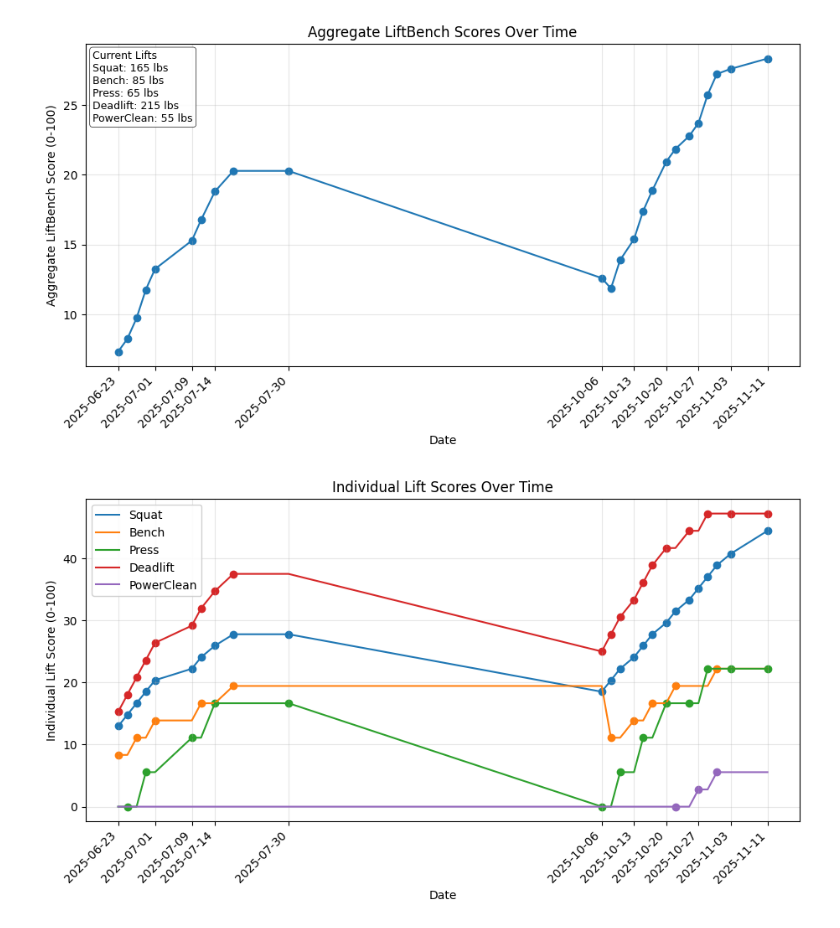
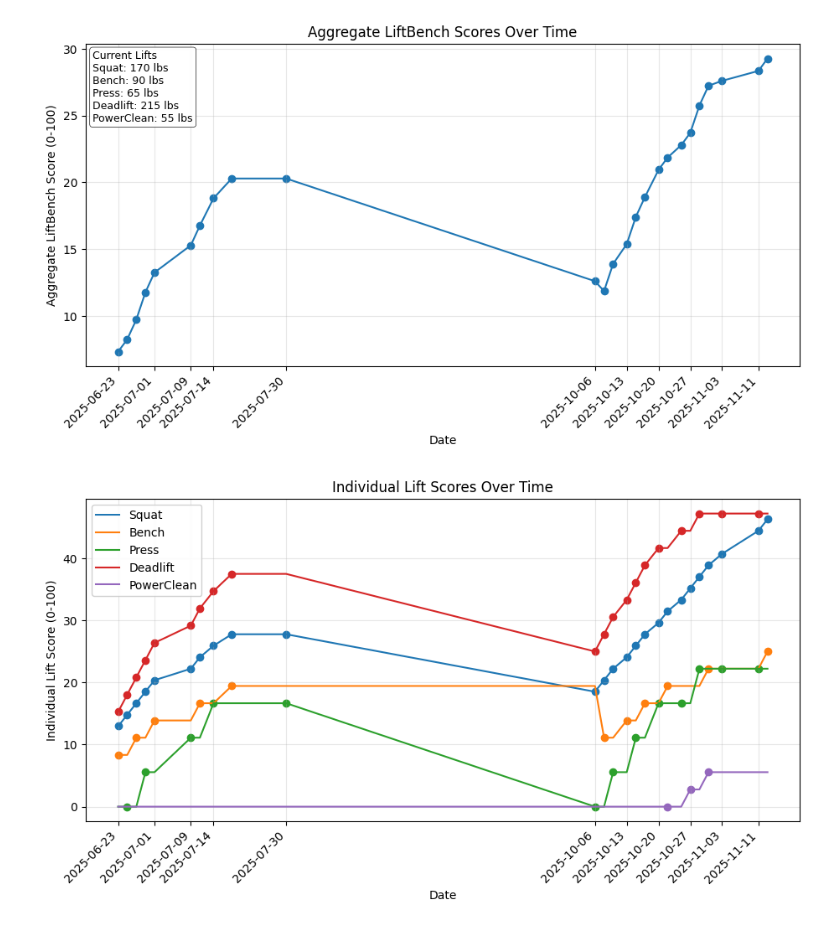
Before and after one commit to aidanvyas/human_evals, a Jupyter notebook: liftbench.ipynb, the cells around one changed output. Drawn from its saved outputs; the diff is of its cells as text; code cells hidden in the pictures.

```diff
--- a/liftbench.ipynb
+++ b/liftbench.ipynb
@@ -135,6 +135,10 @@ data = [
         "Press": 65,
         "Deadlift": 215,
     }),
+    ("2025-11-13", {
+        "Squat": 170,
+        "Bench": 90,
+    }),
 ]
 
 # Turn data into a pandas DataFrame
@@ -225,32 +229,32 @@ for lift in lift_cols:
     )
     idx = df.index[performed[lift]]
     ax.scatter(
         idx,
         scores.loc[idx, lift],
     )
 
 # Add a title, labels, a grid, and a legend
 ax.set_title("Individual Lift Scores Over Time")
 ax.set_xlabel("Date")
 ax.set_ylabel("Individual Lift Score (0-100)")
 ax.grid(visible=True, alpha=0.3)
 ax.legend(loc="upper left", frameon=True, framealpha=0.9)
 
 # Group by weeks that START Monday (i.e., weeks END Sunday => "W-SUN")
 first_session_each_week = (
     scores.index.to_series()
     .groupby(scores.index.to_period("W-SUN"))
     .min()
     .sort_values()
 )
 
 # Use only those dates as x-ticks, rotate 45°
 ax.set_xticks(first_session_each_week.tolist())
 ax.xaxis.set_major_formatter(mdates.DateFormatter("%Y-%m-%d"))
 plt.setp(ax.get_xticklabels(), rotation=45, ha="right")
 
 # Save the figure
 plt.savefig("plots/individual_liftbench", dpi=1000)
 # %% [output]
-[figure, old version]
+[figure, new version]
-[figure, old version]
+[figure, new version]
```
Also changed, not shown: 2 other files.
